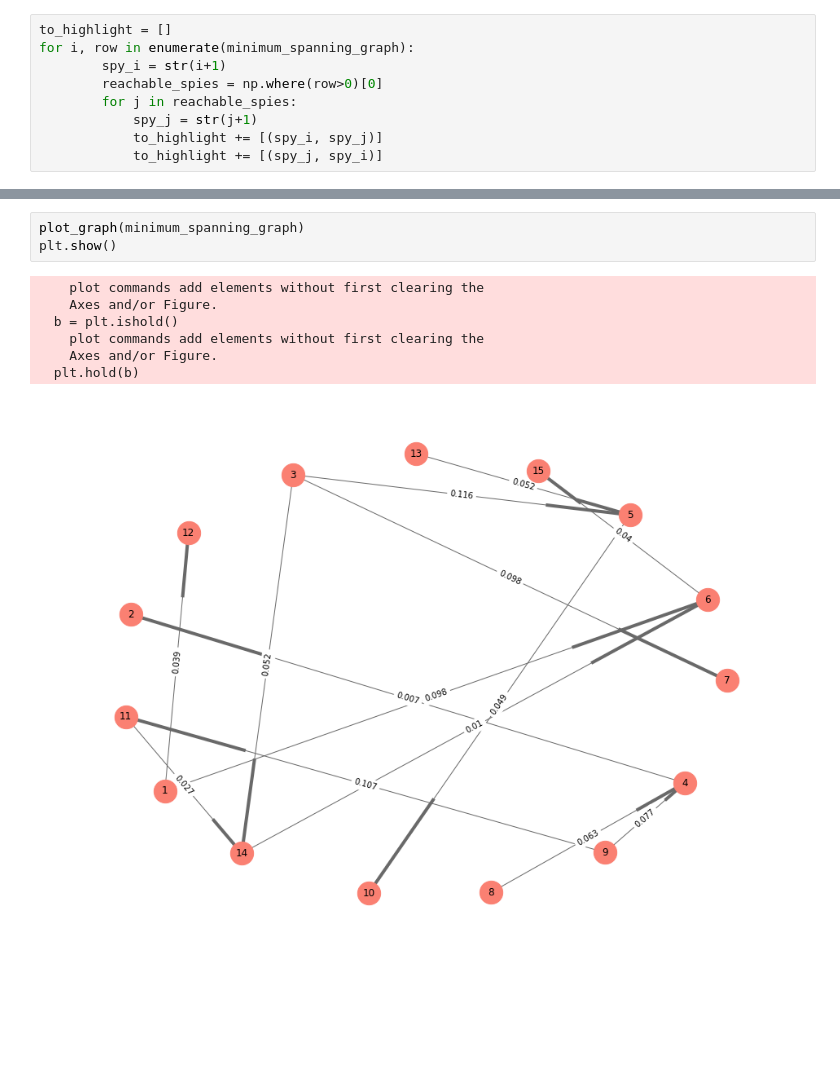
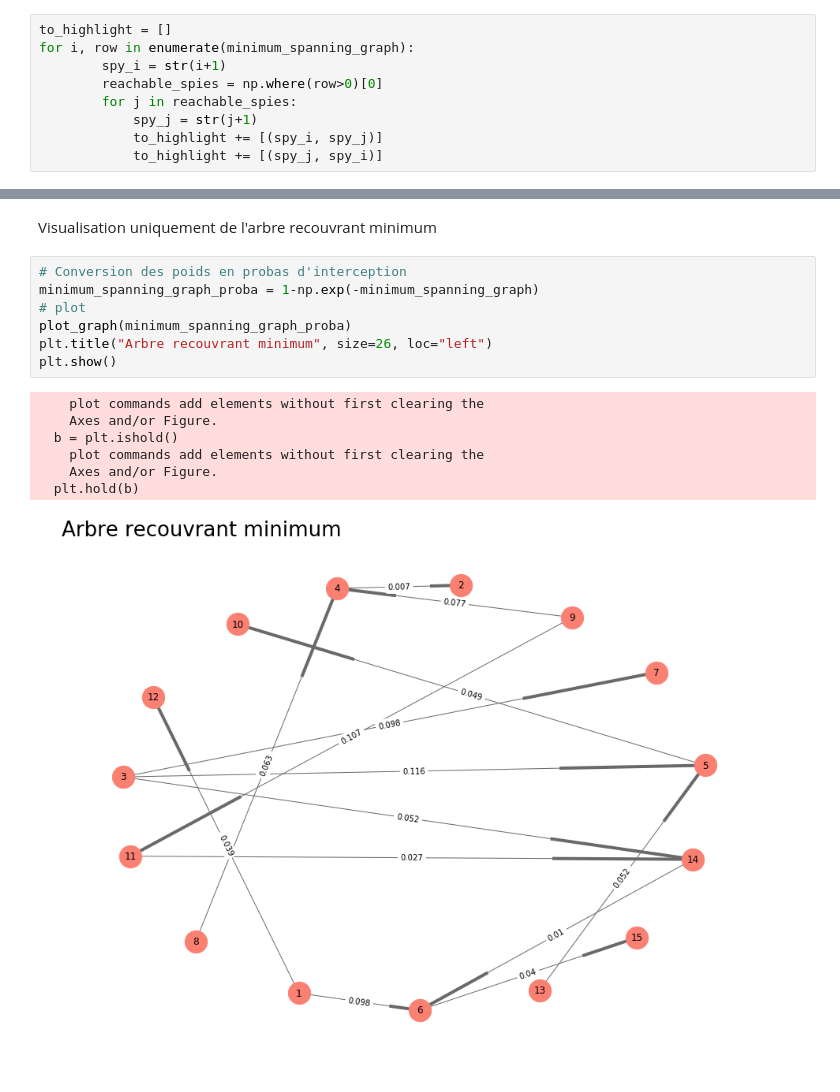
Before and after one commit to shahineb/archives1819, a Jupyter notebook: tp2_3/2_2_optimisation_combinatoire.ipynb, the cells around one changed output, grey strips where cells are left out. Cells and saved outputs as stored; diff of their text form; blank space fills up the shorter version.

```diff
--- a/tp2_3/2_2_optimisation_combinatoire.ipynb
+++ b/tp2_3/2_2_optimisation_combinatoire.ipynb
@@ -85,11 +104,17 @@ plt.show()
-# %%
-plot_graph(minimum_spanning_graph)
-plt.show()
-# %% [output]
-    plot commands add elements without first clearing the
-    Axes and/or Figure.
-  b = plt.ishold()
-    plot commands add elements without first clearing the
-    Axes and/or Figure.
-  plt.hold(b)
-[figure, removed]
+# %% [markdown]
+Visualisation uniquement de l'arbre recouvrant minimum
+# %%
+# Conversion des poids en probas d'interception
+minimum_spanning_graph_proba = 1-np.exp(-minimum_spanning_graph)
+# plot
+plot_graph(minimum_spanning_graph_proba)
+plt.title("Arbre recouvrant minimum", size=26, loc="left")
+plt.show()
+# %% [output]
+    plot commands add elements without first clearing the
+    Axes and/or Figure.
+  b = plt.ishold()
+    plot commands add elements without first clearing the
+    Axes and/or Figure.
+  plt.hold(b)
+[figure, added]
```
Also changed, not shown: parts of 15 cells of this notebook.
